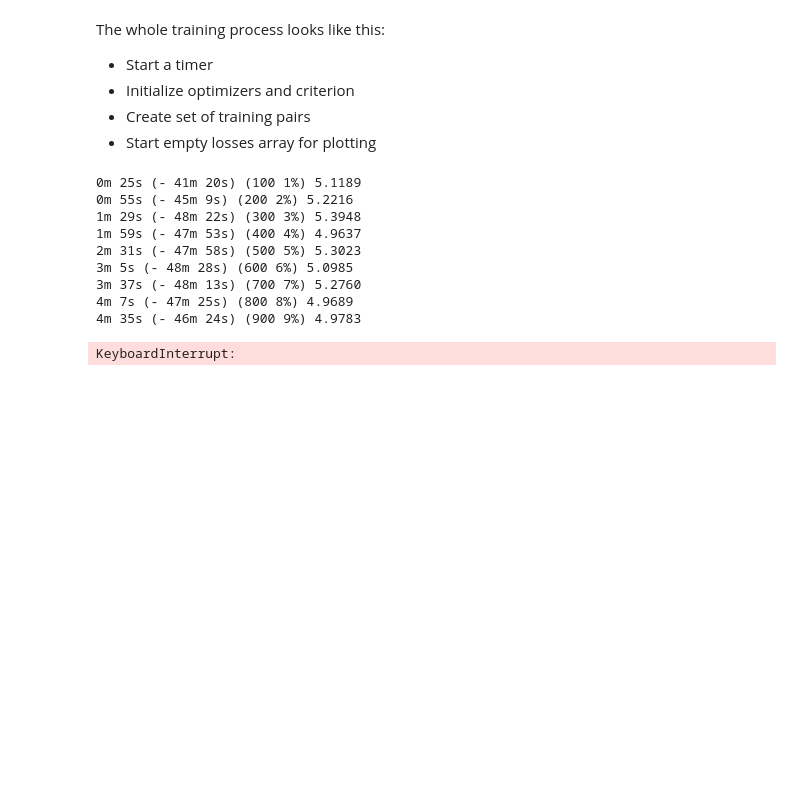
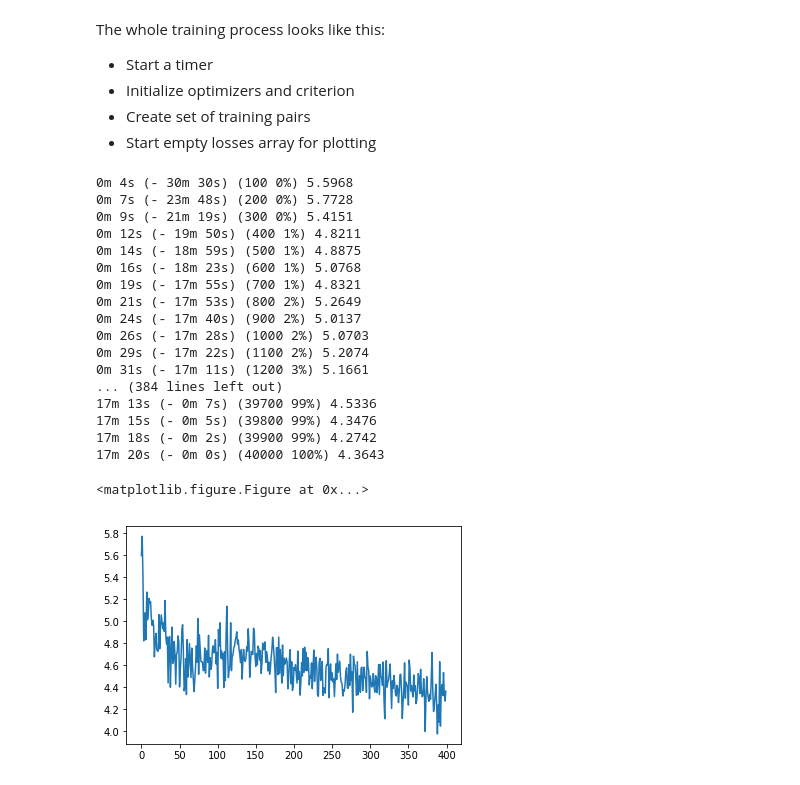
Before and after one commit to pruksmhc/FinalProject1011, a Jupyter notebook: machine_translation_encoder_decoder.ipynb, the cells around one changed output. Cells and saved outputs as stored; diff of their text form; code cells hidden in the pictures; blank space fills up the shorter version.

```diff
--- a/machine_translation_encoder_decoder.ipynb
+++ b/machine_translation_encoder_decoder.ipynb
@@ -82,24 +81,24 @@ SOS_token = 0
 EOS_token = 1
 MAX_LENGTH = 30
 
-def prepareData(src_file, target_file, src_lang, target_lang):
+def prepareData(input_file, target_file, input_lang, target_lang, size):
 
-    src_lang, target_lang, pairs = readLangs(src_file, target_file, src_lang, target_lang)
+    input_lang, target_lang, pairs = readLangs(input_file, target_file, input_lang, target_lang, size)
     print("Read %s sentence pairs" % len(pairs))
     pairs = filterPairs(pairs)
     print("Trimmed to %s sentence pairs" % len(pairs))
     print("Counting words...")
     print(pairs[0])
     for pair in pairs:
-        src_lang.addSentence(pair[0])
+        input_lang.addSentence(pair[0])
         target_lang.addSentence(pair[1])
     print("Counted words:")
-    print(src_lang.name, src_lang.n_words)
+    print(input_lang.name, input_lang.n_words)
     print(target_lang.name, target_lang.n_words)
-    return src_lang, target_lang, pairs
+    return input_lang, target_lang, pairs
 
-src_file = 'iwslt-zh-en/train.tok.zh'
-target_file = 'iwslt-zh-en/train.tok.en'
-vi_lang_dev, eng_lang_dev, pairs_dev = prepareData(src_file, target_file, 'zh', 'eng')
+input_file = 'iwslt-vi-en-processed/train.vi'
+target_file = 'iwslt-vi-en-processed/train.en'
+input_lang, target_lang, pairs = prepareData(input_file, target_file, 'vi', 'eng', size=50000)
 # %% [output]
 Reading lines...
@@ -172,8 +172,8 @@ def tensorFromSentence(lang, sentence):
 
 
 def tensorsFromPair(pair):
-    input_tensor = tensorFromSentence(vi_lang, pair[0])
-    target_tensor = tensorFromSentence(eng_lang, pair[1])
+    input_tensor = tensorFromSentence(input_lang, pair[0])
+    target_tensor = tensorFromSentence(target_lang, pair[1])
     return (input_tensor, target_tensor)
 # %% [markdown]
 ### Training the Model
@@ -306,19 +306,28 @@ def showPlot(points):
     plt.plot(points)
 # %%
 hidden_size = 256
-encoder1 = EncoderRNN(vi_lang.n_words, hidden_size).to(device)
-decoder1 = DecoderRNN(eng_lang.n_words, hidden_size).to(device)
+encoder1 = EncoderRNN(input_lang.n_words, hidden_size).to(device)
+decoder1 = DecoderRNN(target_lang.n_words, hidden_size).to(device)
 
-num_iters = 10000
+num_iters = 40000
 trainIters(encoder1, decoder1, num_iters, print_every=100)
 # %% [output]
-0m 25s (- 41m 20s) (100 1%) 5.1189
-0m 55s (- 45m 9s) (200 2%) 5.2216
-1m 29s (- 48m 22s) (300 3%) 5.3948
-1m 59s (- 47m 53s) (400 4%) 4.9637
-2m 31s (- 47m 58s) (500 5%) 5.3023
-3m 5s (- 48m 28s) (600 6%) 5.0985
-3m 37s (- 48m 13s) (700 7%) 5.2760
-4m 7s (- 47m 25s) (800 8%) 4.9689
-4m 35s (- 46m 24s) (900 9%) 4.9783
+0m 4s (- 30m 30s) (100 0%) 5.5968
+0m 7s (- 23m 48s) (200 0%) 5.7728
+0m 9s (- 21m 19s) (300 0%) 5.4151
+0m 12s (- 19m 50s) (400 1%) 4.8211
+0m 14s (- 18m 59s) (500 1%) 4.8875
+0m 16s (- 18m 23s) (600 1%) 5.0768
+0m 19s (- 17m 55s) (700 1%) 4.8321
+0m 21s (- 17m 53s) (800 2%) 5.2649
+0m 24s (- 17m 40s) (900 2%) 5.0137
+0m 26s (- 17m 28s) (1000 2%) 5.0703
+0m 29s (- 17m 22s) (1100 2%) 5.2074
+0m 31s (- 17m 11s) (1200 3%) 5.1661
+... (384 lines left out)
+17m 13s (- 0m 7s) (39700 99%) 4.5336
+17m 15s (- 0m 5s) (39800 99%) 4.3476
+17m 18s (- 0m 2s) (39900 99%) 4.2742
+17m 20s (- 0m 0s) (40000 100%) 4.3643
-KeyboardInterrupt:
+<matplotlib.figure.Figure at 0x...>
+[figure, added]
```
Also changed, not shown: parts of 12 cells of this notebook, 2 other files.
